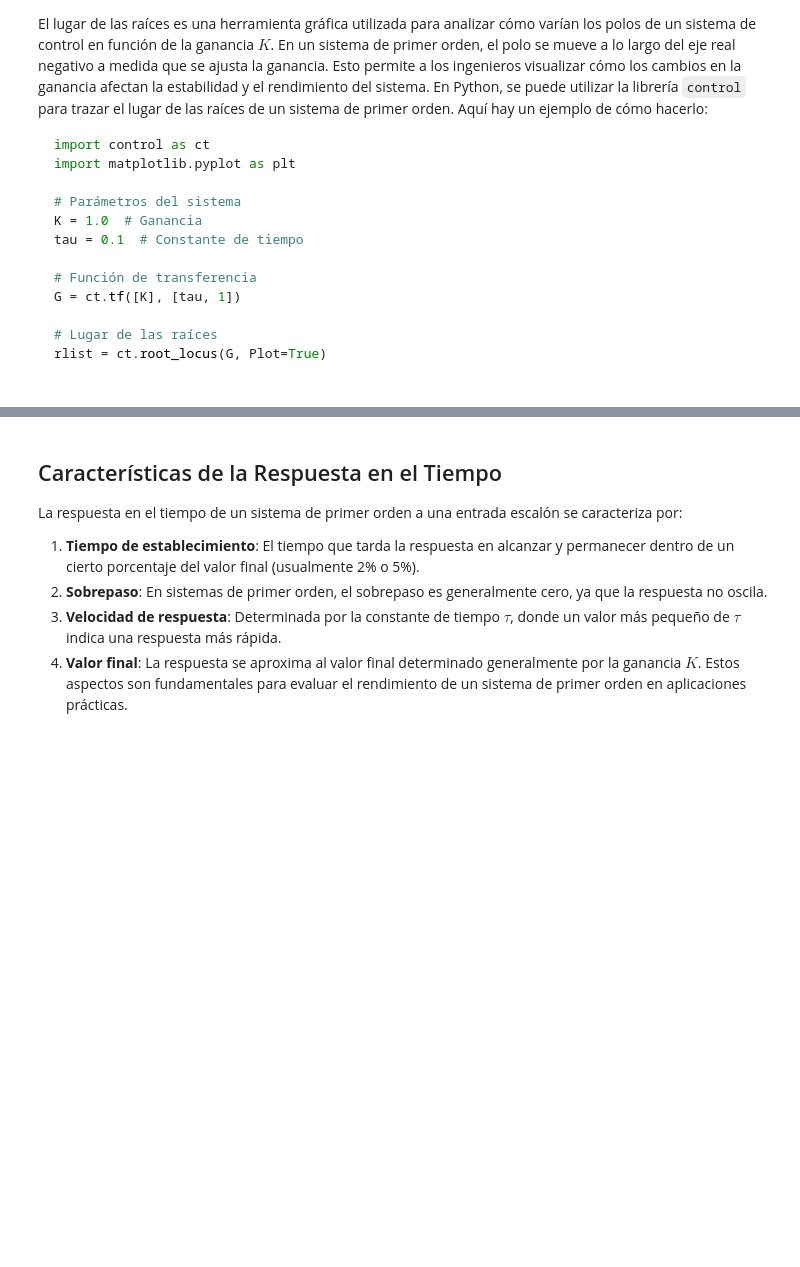
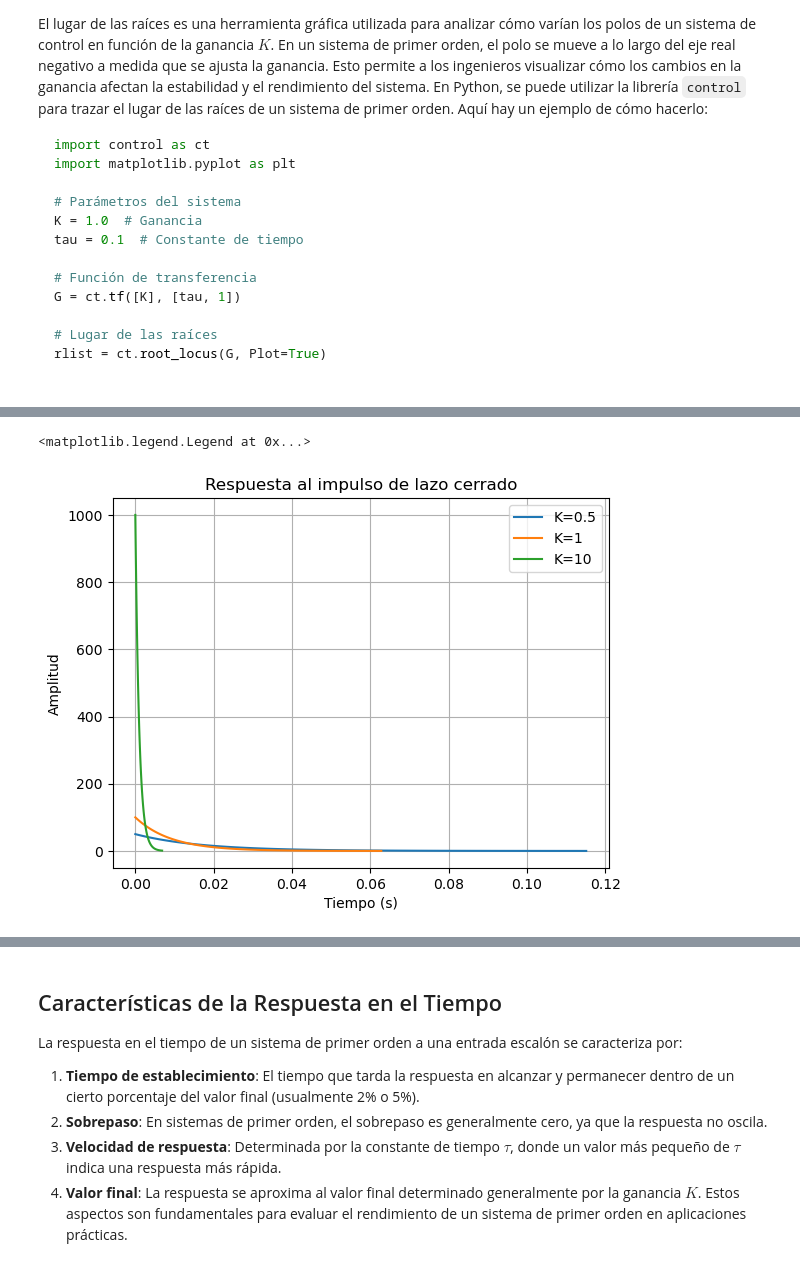
Before and after one commit to cjuarezramos/MMS022025, a Jupyter notebook: Laboratorios/L0401_SistemaPrimerOrden.ipynb, the cells around one changed output, grey strips where cells are left out. Drawn from its saved outputs; the diff is of its cells as text; code cells hidden in the pictures; blank space fills up the shorter version.

```diff
--- a/Laboratorios/L0401_SistemaPrimerOrden.ipynb
+++ b/Laboratorios/L0401_SistemaPrimerOrden.ipynb
@@ -238,17 +270,20 @@ plt.legend()
 # %%
 # Respuesta al impulso
 # impulse_response
-K = [0.5,1,10,100]  # Ganancia
+K = [0.5,1,10]  # Ganancia
 plt.figure()
 for k in K:
     T = ct.feedback(k*G, 1)
     t, y = ct.impulse_response(T)
     plt.plot(t, y, label=f'K={k}')
 plt.title('Respuesta al impulso de lazo cerrado')
 plt.xlabel('Tiempo (s)')
 plt.ylabel('Amplitud')
 plt.grid()
 plt.legend()
+# %% [output]
+<matplotlib.legend.Legend at 0x...>
+[figure, added]
 # %%
 # respuesta a la rampa
 K = [0.5,1,10,100]  # Ganancia
```
Also changed, not shown: parts of 7 cells of this notebook, 1 other file.
